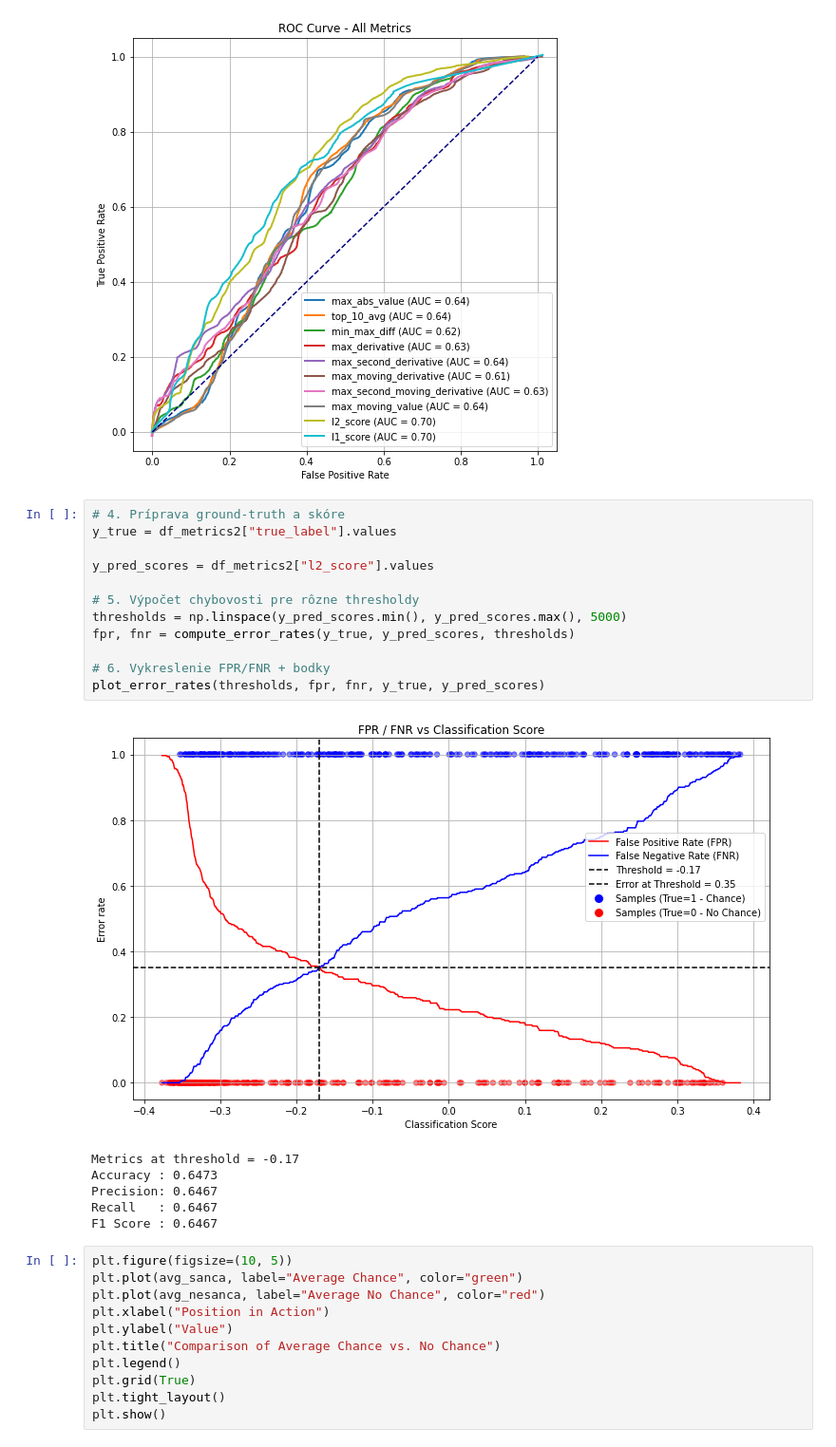
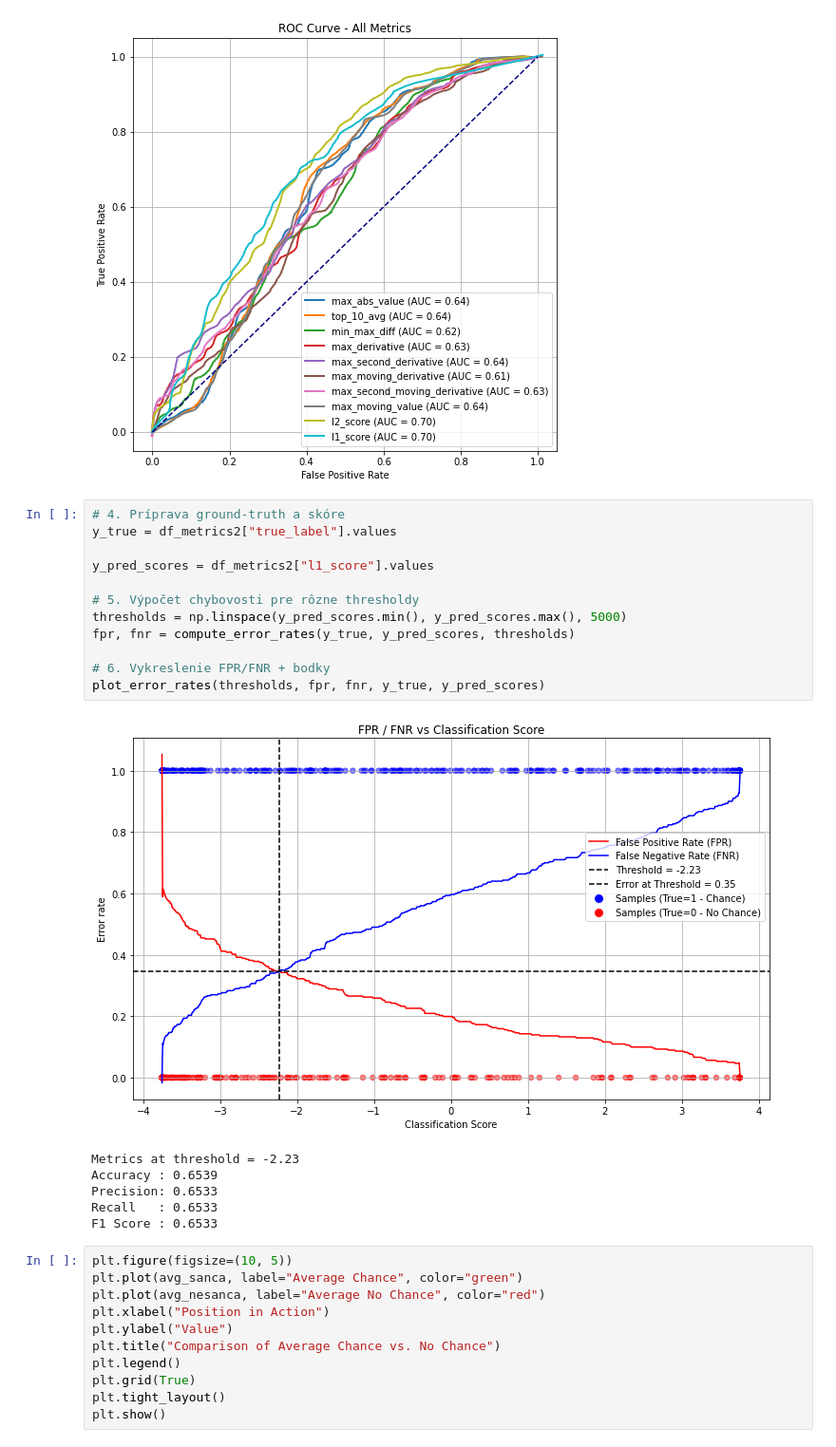
Before and after one commit to RomanGrom/goal-opportunity-spotting-dp, a Jupyter notebook: notebooks/pekne_grafy.ipynb, the cells around one changed output. Shown: that part at 95% size. Drawn from its saved outputs; the diff is of its cells as text.

Commit message:
upravy pred odovzdanim

```diff
--- a/notebooks/pekne_grafy.ipynb
+++ b/notebooks/pekne_grafy.ipynb
@@ -304,22 +306,22 @@ plot_roc_curve_all_metrics(y_true, y_pred_scores_dict)
 # %%
 # 4. Príprava ground-truth a skóre
 y_true = df_metrics2["true_label"].values
 
-y_pred_scores = df_metrics2["l2_score"].values
+y_pred_scores = df_metrics2["l1_score"].values
 
 # 5. Výpočet chybovosti pre rôzne thresholdy
 thresholds = np.linspace(y_pred_scores.min(), y_pred_scores.max(), 5000)
 fpr, fnr = compute_error_rates(y_true, y_pred_scores, thresholds)
 
 # 6. Vykreslenie FPR/FNR + bodky
 plot_error_rates(thresholds, fpr, fnr, y_true, y_pred_scores)
 # %% [output]
-[figure, old version]
+[figure, new version]
-Metrics at threshold = -0.17
-Accuracy : 0.6473
-Precision: 0.6467
-Recall   : 0.6467
-F1 Score : 0.6467
+Metrics at threshold = -2.23
+Accuracy : 0.6539
+Precision: 0.6533
+Recall   : 0.6533
+F1 Score : 0.6533
 # %%
 plt.figure(figsize=(10, 5))
 plt.plot(avg_sanca, label="Average Chance", color="green")
```
Also changed, not shown: parts of 1 cell of this notebook, 28 other files.
